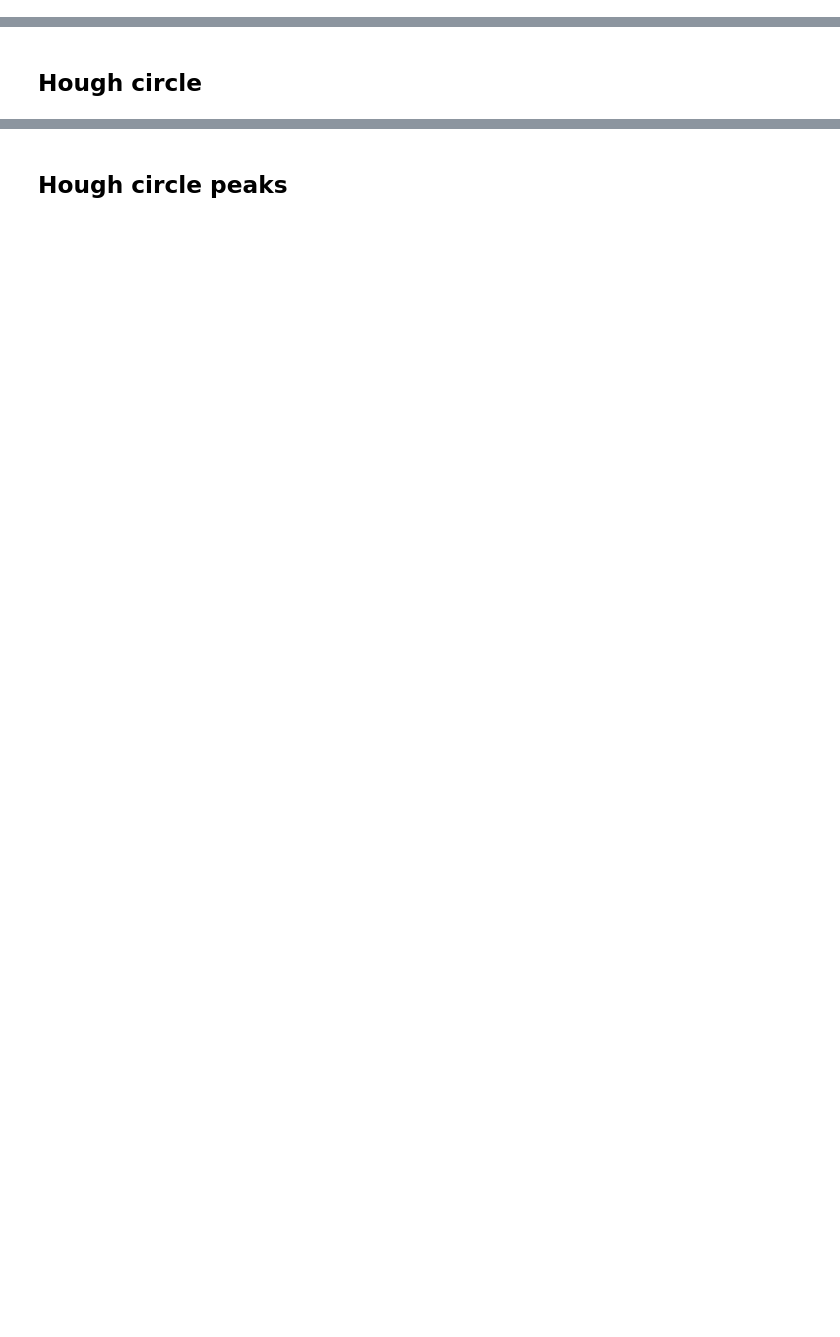
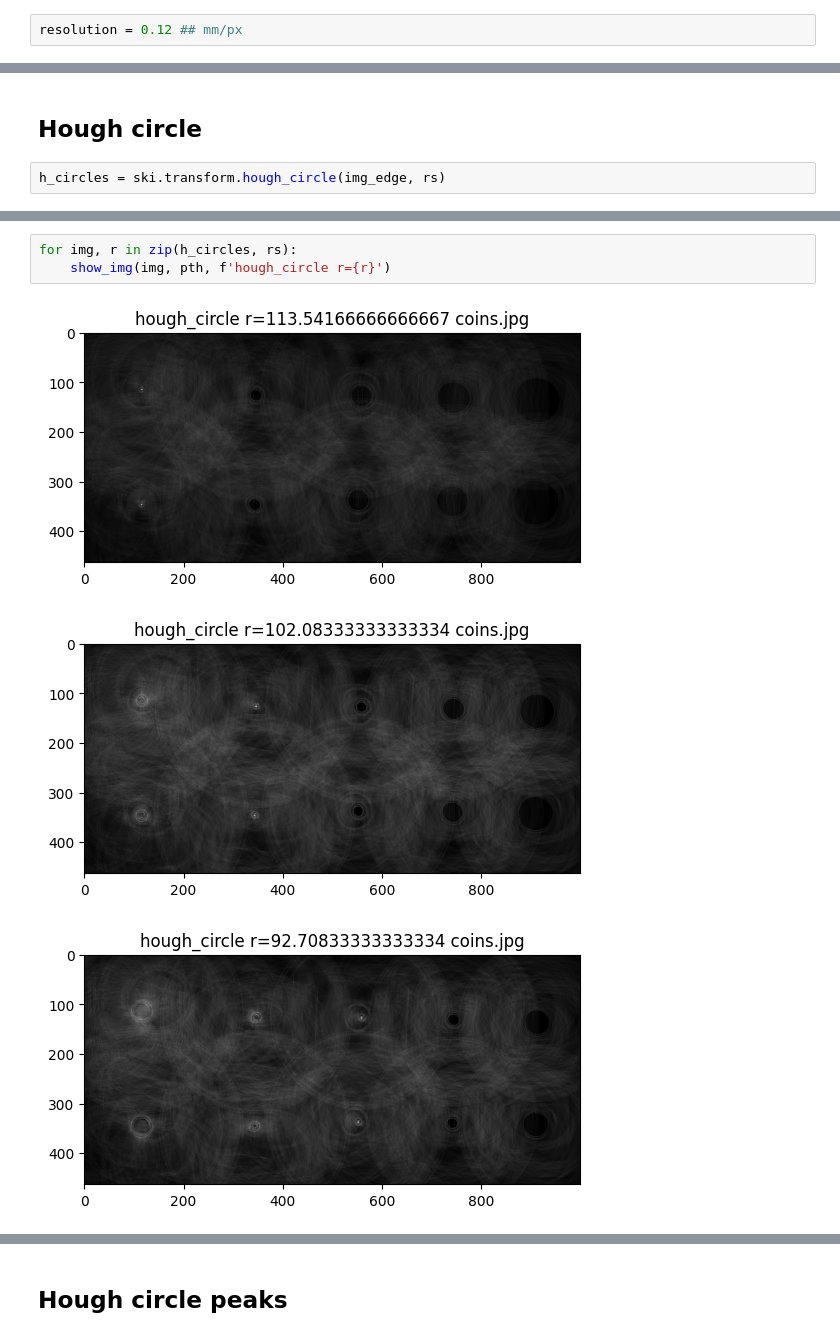
Before and after one commit to marekd6/CV1_labs, a Jupyter notebook: Assignment 03-20251203/cv1_3_1.ipynb, the cells around one changed output, grey strips where cells are left out. Drawn from its saved outputs; the diff is of its cells as text; blank space fills up the shorter version.

Commit message:
radii and Hough

```diff
--- a/Assignment 03-20251203/cv1_3_1.ipynb
+++ b/Assignment 03-20251203/cv1_3_1.ipynb
@@ -61,2 +64,4 @@ img = load_display_img(pth)
 # %% [markdown]
 ## radii
+# %%
+resolution = 0.12 ## mm/px
@@ -65,2 +85,4 @@ img = load_display_img(pth)
 # %% [markdown]
 ## Hough circle
+# %%
+h_circles = ski.transform.hough_circle(img_edge, rs)
@@ -66,0 +93,7 @@ img = load_display_img(pth)
+# %%
+for img, r in zip(h_circles, rs):
+    show_img(img, pth, f'hough_circle r={r}')
+# %% [output]
+[figure, added]
+[figure, added]
+[figure, added]
```
Also changed, not shown: parts of 5 cells of this notebook.
